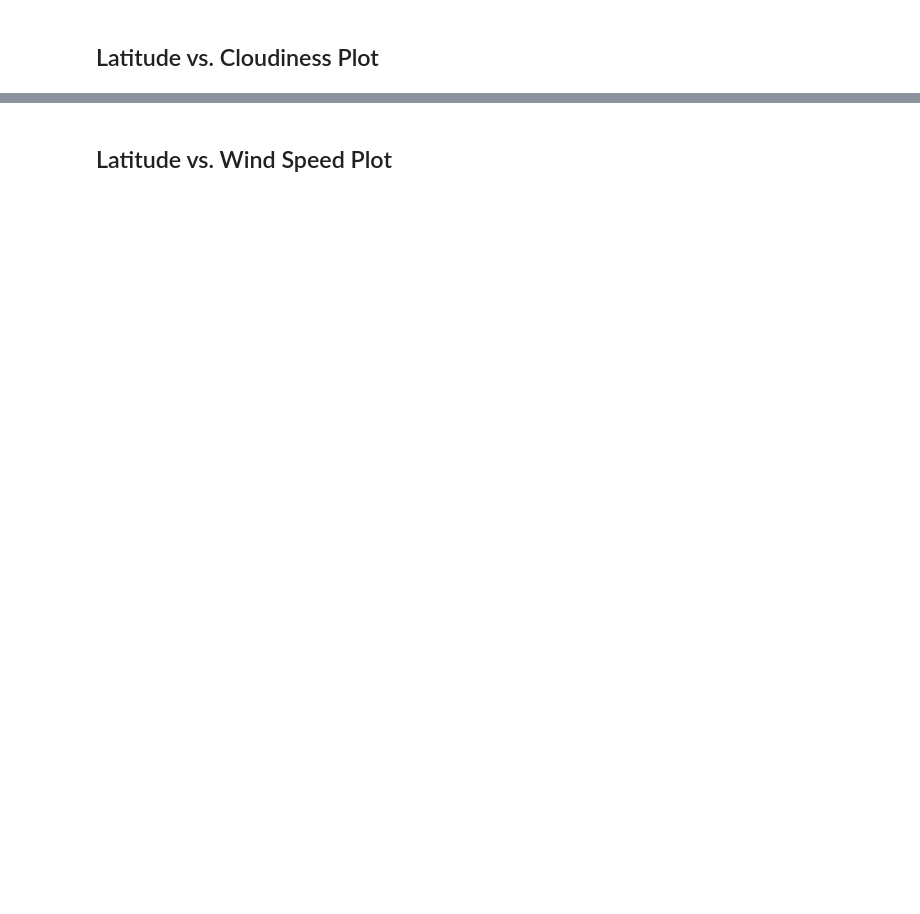
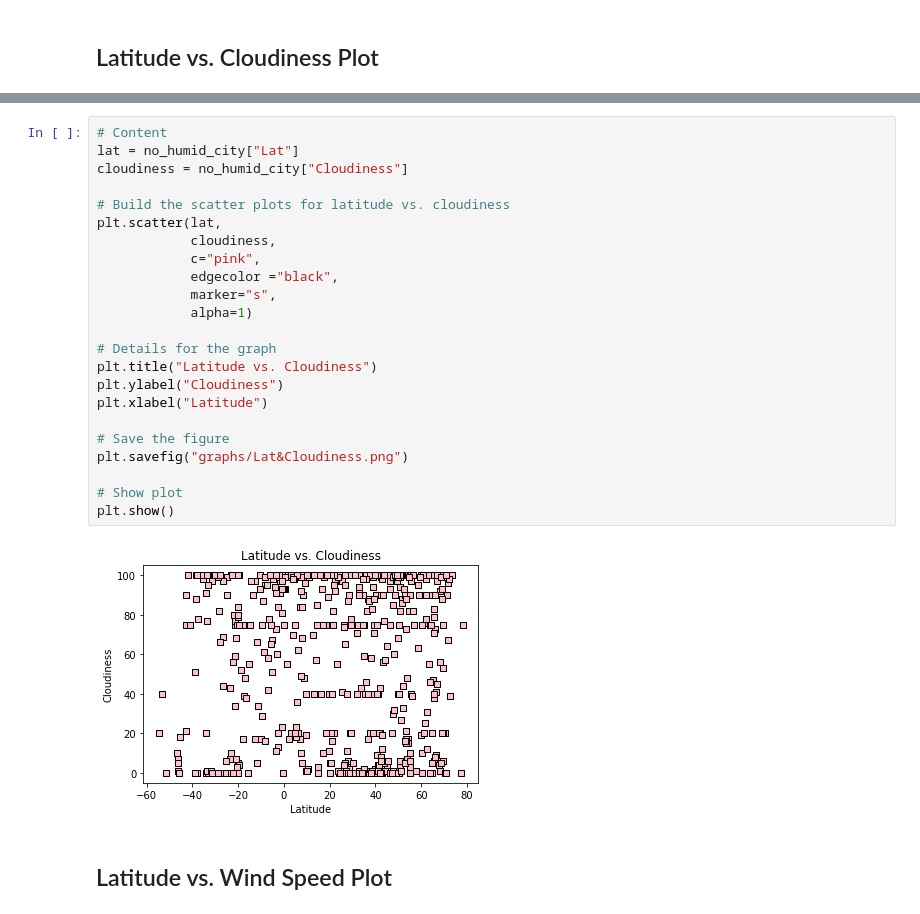
Before and after one commit to ellismok/API-Challenge, a Jupyter notebook: WeatherPy.ipynb, the cells around one changed output, grey strips where cells are left out. Cells and saved outputs as stored; diff of their text form; blank space fills up the shorter version.

```diff
--- a/WeatherPy.ipynb
+++ b/WeatherPy.ipynb
@@ -166,2 +358,27 @@ Int64Index([], dtype='int64')
+# %%
+# Content
+lat = no_humid_city["Lat"]
+cloudiness = no_humid_city["Cloudiness"]
+
+# Build the scatter plots for latitude vs. cloudiness
+plt.scatter(lat,
+            cloudiness,
+            c="pink",
+            edgecolor ="black",
+            marker="s",
+            alpha=1)
+
+# Details for the graph
+plt.title("Latitude vs. Cloudiness")
+plt.ylabel("Cloudiness")
+plt.xlabel("Latitude")
+
+# Save the figure
+plt.savefig("graphs/Lat&Cloudiness.png")
+
+# Show plot
+plt.show()
+# %% [output]
+[figure, added]
 # %% [markdown]
 ## Latitude vs. Wind Speed Plot
```
Also changed, not shown: parts of 56 cells of this notebook, 33 other files.
